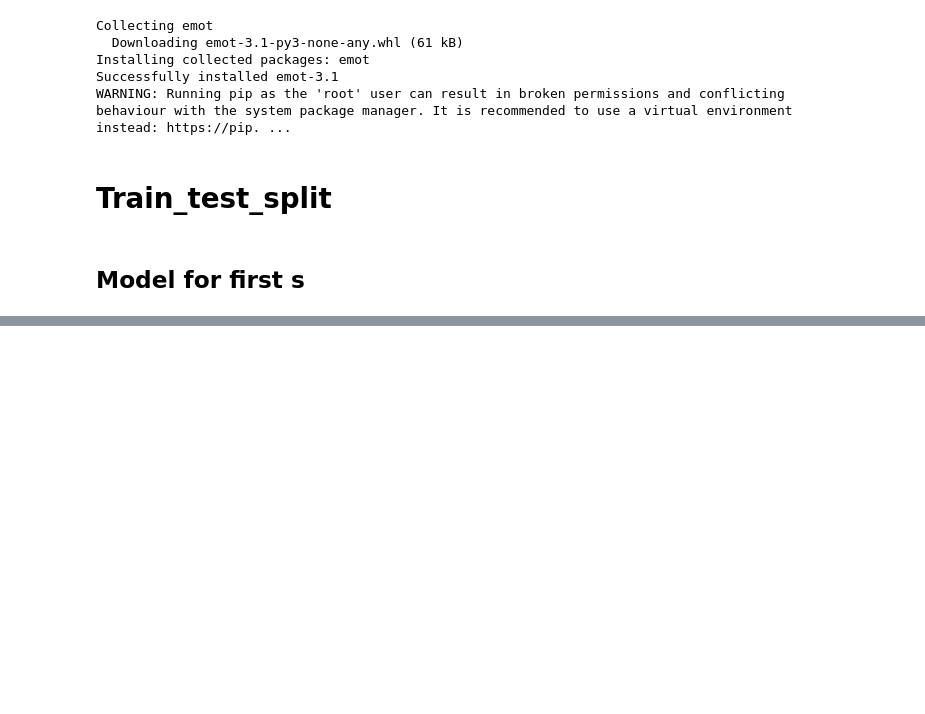
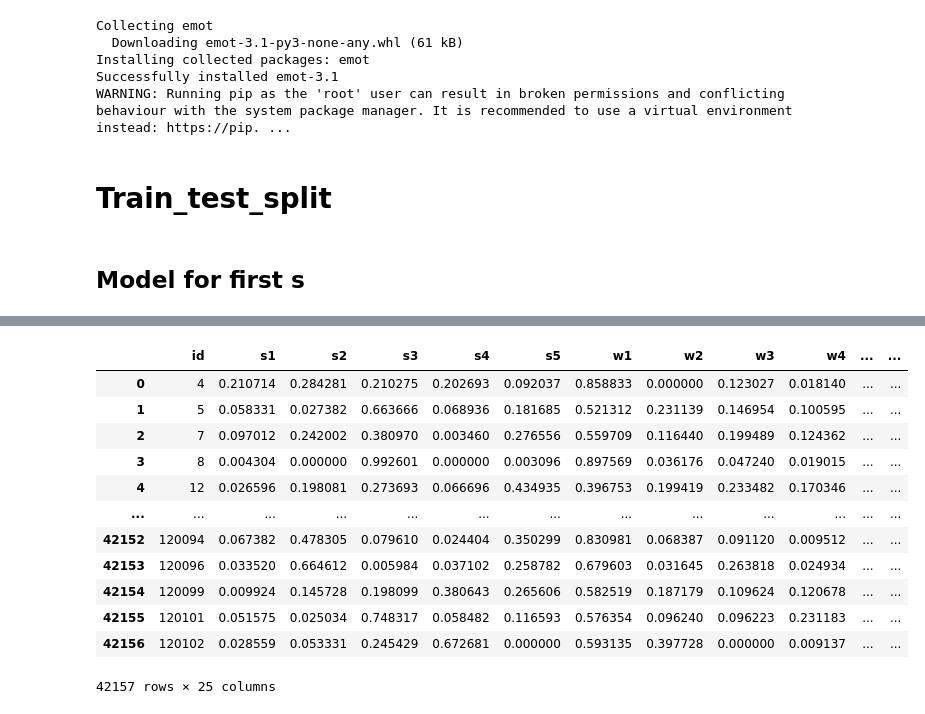
Before and after one commit to czlee0223/weather_NLP_model, a Jupyter notebook: weather-nlp-model.ipynb, the cells around one changed output, grey strips where cells are left out. Cells and saved outputs as stored; diff of their text form; code cells hidden in the pictures; blank space fills up the shorter version.

Commit message:
Kaggle Notebook | Weather NLP model | Version 19 | fixed errors

```diff
--- a/weather-nlp-model.ipynb
+++ b/weather-nlp-model.ipynb
@@ -19,7 +19,7 @@ from emot import EMOTICONS_EMO
 df = pd.read_csv("../input/crowdflower-weather-twitter/train.csv")
 test_tweets = pd.read_csv("../input/crowdflower-weather-twitter/test.csv")['tweet']
 tweets = df['tweet']
-targets = df[['s1','s2','s3','s4','s5','w1','w2','w3','w4','k1','k2','k4','k5','k6','k7','k8','k9','k10','k11','k12','k13','k14','k15']]
+targets = df[['s1','s2','s3','s4','s5','w1','w2','w3','w4','k1','k2','k3','k4','k5','k6','k7','k8','k9','k10','k11','k12','k13','k14','k15']]
 # %%
 # s_label = df[['s1','s2','s3','s4','s5']]
 # w_label = df[['w1','w2','w3','w4']]
@@ -169,4 +152,5 @@ def get_ridge_best_parameters(X_train,y_train):
 # # print(rf_best_params)
 # print(gbr_best_params)
 # %%
-best_params = [1.0,1.0,1.0,1.0,1.0,1.0,1.0,1.0,1.0,1.0,1.0,1.0,1.0,0.6,1.0,1.0,1.0,1.0,1.0,1.0,1.0,0.8,1.0]
+best_params = [1.0,1.0,1.0,1.0,1.0,1.0,1.0,1.0,1.0,1.0,1.0,1.0,1.0,1.0,0.6,1.0,1.0,1.0,1.0,1.0,1.0,1.0,0.8,1.0]
+len(best_params)
@@ -176,7 +162,7 @@ from sklearn.ensemble import StackingRegressor
 from sklearn.ensemble import GradientBoostingRegressor
 from sklearn.linear_model import LinearRegression
 from sklearn.metrics import mean_squared_error
-columns=['s1','s2','s3','s4','s5','w1','w2','w3','w4','k1','k2','k4','k5','k6','k7','k8','k9','k10','k11','k12','k13','k14','k15']
+columns=['s1','s2','s3','s4','s5','w1','w2','w3','w4','k1','k2','k3','k4','k5','k6','k7','k8','k9','k10','k11','k12','k13','k14','k15']
 predictions = {}
 models = []
 for i in range(len(y_train.columns)):
@@ -315 +267,24 @@ prediction_df.to_csv("submission.csv")
+# %%
+submission_df = pd.read_csv("../input/crowdflower-weather-twitter/sampleSubmission.csv")
+for i in range(len(prediction_df.columns)):
+
+    submission_df.iloc[:,i+1] = prediction_df.iloc[:,i]
+
+submission_df.to_csv("submission.csv",index=False)
+# %%
+submission_df
+# %% [output]
+|  | id | s1 | s2 | s3 | s4 | s5 | w1 | w2 | w3 | w4 | ... | ... |
+| 0 | 4 | 0.210714 | 0.284281 | 0.210275 | 0.202693 | 0.092037 | 0.858833 | 0.000000 | 0.123027 | 0.018140 | ... | ... |
+| 1 | 5 | 0.058331 | 0.027382 | 0.663666 | 0.068936 | 0.181685 | 0.521312 | 0.231139 | 0.146954 | 0.100595 | ... | ... |
+| 2 | 7 | 0.097012 | 0.242002 | 0.380970 | 0.003460 | 0.276556 | 0.559709 | 0.116440 | 0.199489 | 0.124362 | ... | ... |
+| 3 | 8 | 0.004304 | 0.000000 | 0.992601 | 0.000000 | 0.003096 | 0.897569 | 0.036176 | 0.047240 | 0.019015 | ... | ... |
+| 4 | 12 | 0.026596 | 0.198081 | 0.273693 | 0.066696 | 0.434935 | 0.396753 | 0.199419 | 0.233482 | 0.170346 | ... | ... |
+| ... | ... | ... | ... | ... | ... | ... | ... | ... | ... | ... | ... | ... |
+| 42152 | 120094 | 0.067382 | 0.478305 | 0.079610 | 0.024404 | 0.350299 | 0.830981 | 0.068387 | 0.091120 | 0.009512 | ... | ... |
+| 42153 | 120096 | 0.033520 | 0.664612 | 0.005984 | 0.037102 | 0.258782 | 0.679603 | 0.031645 | 0.263818 | 0.024934 | ... | ... |
+| 42154 | 120099 | 0.009924 | 0.145728 | 0.198099 | 0.380643 | 0.265606 | 0.582519 | 0.187179 | 0.109624 | 0.120678 | ... | ... |
+| 42155 | 120101 | 0.051575 | 0.025034 | 0.748317 | 0.058482 | 0.116593 | 0.576354 | 0.096240 | 0.096223 | 0.231183 | ... | ... |
+| 42156 | 120102 | 0.028559 | 0.053331 | 0.245429 | 0.672681 | 0.000000 | 0.593135 | 0.397728 | 0.000000 | 0.009137 | ... | ... |
+42157 rows × 25 columns
 # %%
```
Also changed, not shown: parts of 17 cells of this notebook.
